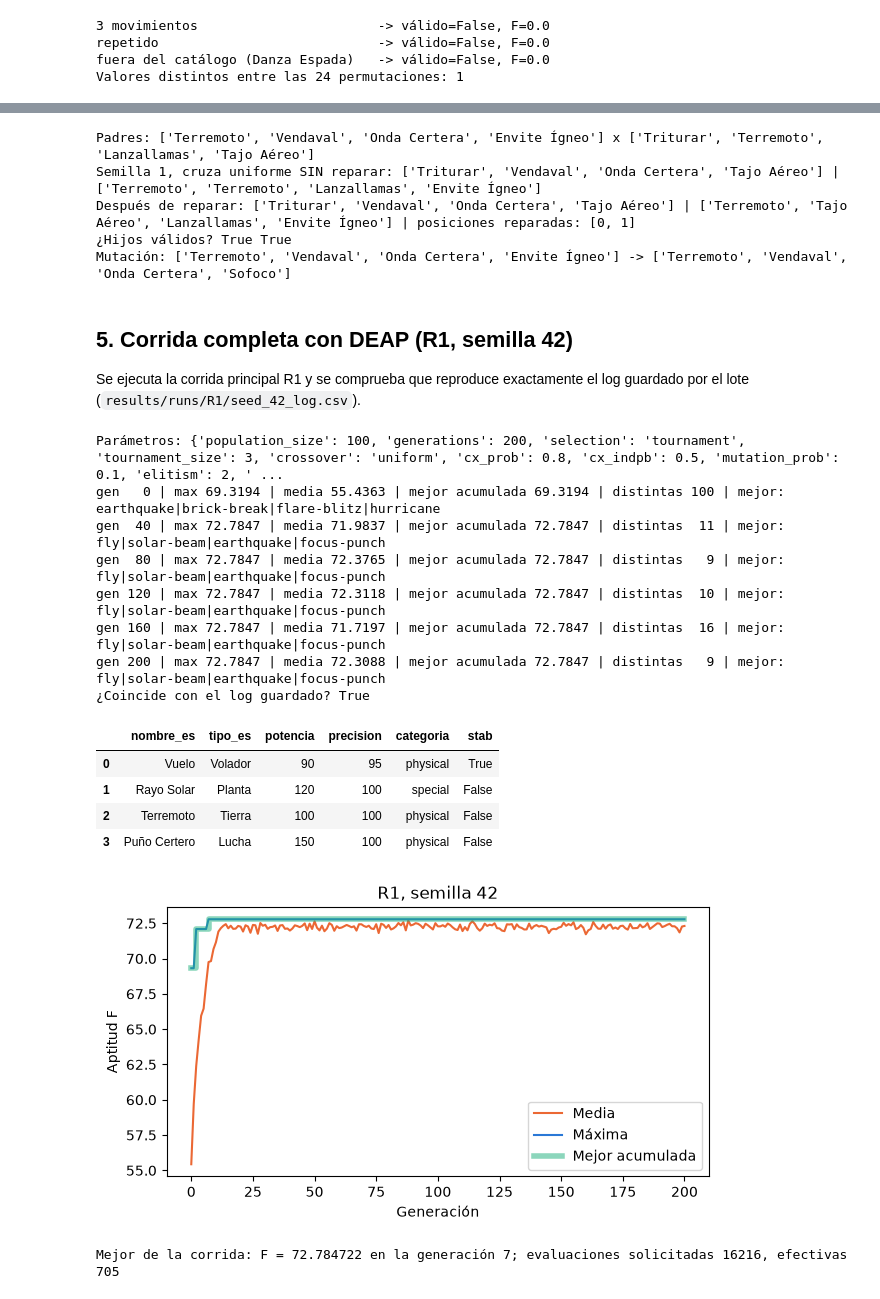
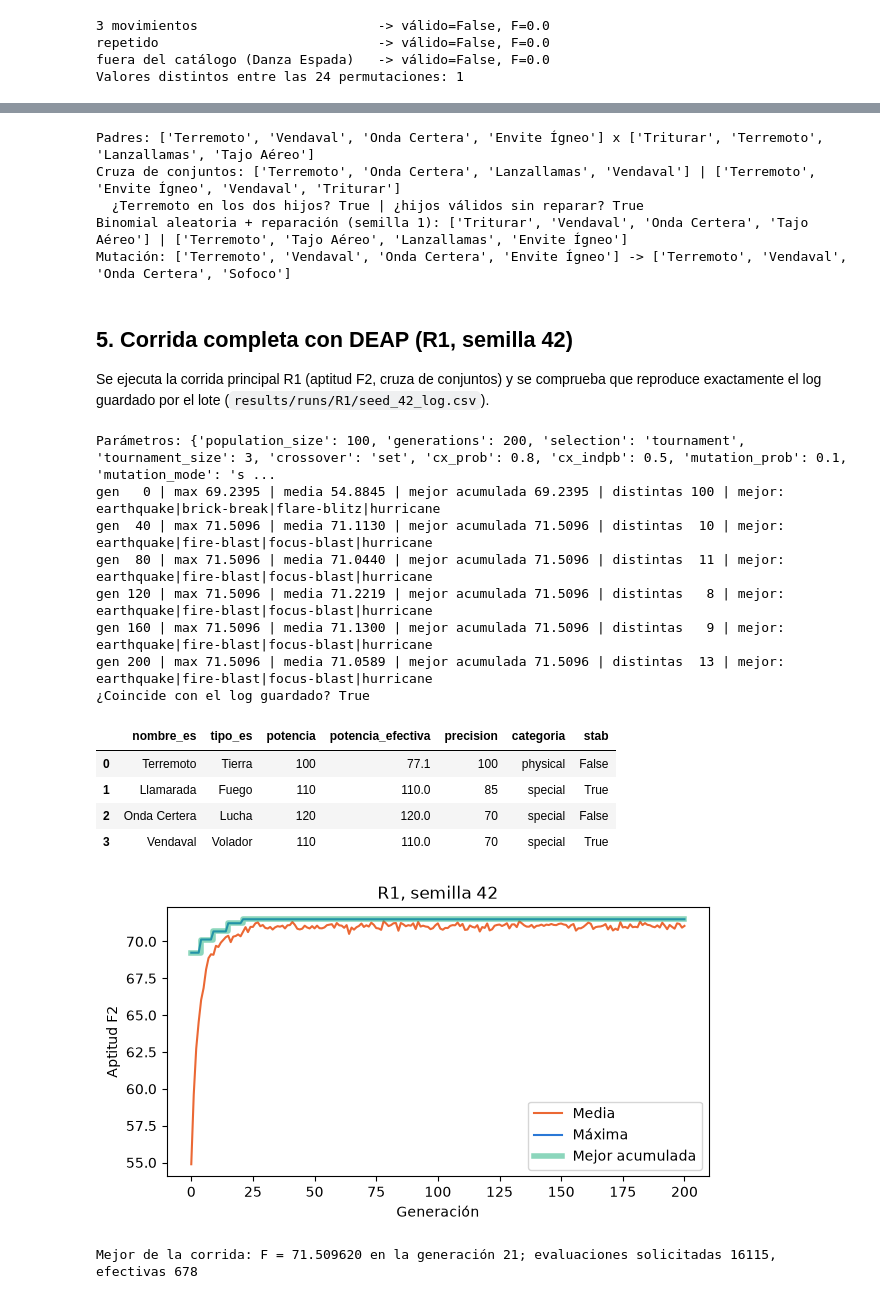
Before and after one commit to PabloV2003/tp2-charizard-ga, a Jupyter notebook: notebooks/tp2_charizard.ipynb, the cells around one changed output, grey strips where cells are left out. Saved outputs shown, nothing was run; the diff lists cells and outputs as text; code cells hidden in the pictures.

```diff
--- a/notebooks/tp2_charizard.ipynb
+++ b/notebooks/tp2_charizard.ipynb
@@ -136,79 +163,84 @@ Demostración de la reparación: dos padres que comparten un movimiento en posic
 # %%
 import random
+from deap import creator
 from charizard_ga.ga import ensure_deap_types, INDIVIDUAL_CLASS
-from charizard_ga.operators import cx_uniform_repair, mut_replace_one, OperatorCounters
-from deap import creator
+from charizard_ga.operators import cx_set, cx_uniform_repair, mut_replace_one, OperatorCounters
 
 ensure_deap_types()                      # se puede reejecutar sin advertencias de creator.create
 Ind = getattr(creator, INDIVIDUAL_CLASS)
 eq, hur, fb, fl, cr = (catalog.by_slug(s) for s in ["earthquake", "hurricane", "focus-blast", "flare-blitz", "crunch"])
-from deap import tools
-from charizard_ga.operators import repair_duplicates
 counters = OperatorCounters()
 p1, p2 = Ind([eq, hur, fb, fl]), Ind([cr, eq, a, b])   # Terremoto está en la posición 0 de p1 y en la 1 de p2
 print("Padres:", catalog.names(p1), "x", catalog.names(p2))
-# Se busca la primera semilla cuya cruza uniforme genera un duplicado, para mostrar la reparación paso a paso.
+
+random.seed(1)
+c1, c2 = Ind(p1), Ind(p2)
+cx_set(c1, c2, counters)
+print("Cruza de conjuntos:", catalog.names(c1), "|", catalog.names(c2))
+print("  ¿Terremoto en los dos hijos?", eq in c1 and eq in c2,
+      "| ¿hijos válidos sin reparar?", validate_moveset(c1, catalog)[0] and validate_moveset(c2, catalog)[0])
+
+# Con la binomial aleatoria el gen compartido puede quedar repetido en un hijo y faltar en el otro: la reparación
+# completa el repetido con otro gen de los padres y Terremoto se pierde. Se busca la primera semilla en que ocurre.
 for seed in range(100):
     random.seed(seed)
-    c1, c2 = Ind(p1), Ind(p2)
-    tools.cxUniform(c1, c2, 0.5)
-    if len(set(c1)) < 4 or len(set(c2)) < 4:
+    u1, u2 = Ind(p1), Ind(p2)
+    cx_uniform_repair(u1, u2, 0.5, catalog.ids, counters)
+    if eq not in u1 or eq not in u2:
         break
-print(f"Semilla {seed}, cruza uniforme SIN reparar:", catalog.names(c1), "|", catalog.names(c2))
-pool = list(dict.fromkeys(list(p1) + list(p2)))       # genes disponibles de ambos padres
-fixed = [repair_duplicates(child, pool, catalog.ids) for child in (c1, c2)]
-print("Después de reparar:", catalog.names(c1), "|", catalog.names(c2), "| posiciones reparadas:", fixed)
-print("¿Hijos válidos?", validate_moveset(c1, catalog)[0], validate_moveset(c2, catalog)[0])
+print(f"Binomial aleatoria + reparación (semilla {seed}):", catalog.names(u1), "|", catalog.names(u2))
+
 m = Ind(p1); mut_replace_one(m, catalog.ids, counters)
 print("Mutación:", catalog.names(p1), "->", catalog.names(m))
 # %% [output]
 Padres: ['Terremoto', 'Vendaval', 'Onda Certera', 'Envite Ígneo'] x ['Triturar', 'Terremoto', 'Lanzallamas', 'Tajo Aéreo']
-Semilla 1, cruza uniforme SIN reparar: ['Triturar', 'Vendaval', 'Onda Certera', 'Tajo Aéreo'] | ['Terremoto', 'Terremoto', 'Lanzallamas', 'Envite Ígneo']
-Después de reparar: ['Triturar', 'Vendaval', 'Onda Certera', 'Tajo Aéreo'] | ['Terremoto', 'Tajo Aéreo', 'Lanzallamas', 'Envite Ígneo'] | posiciones reparadas: [0, 1]
-¿Hijos válidos? True True
+Cruza de conjuntos: ['Terremoto', 'Onda Certera', 'Lanzallamas', 'Vendaval'] | ['Terremoto', 'Envite Ígneo', 'Vendaval', 'Triturar']
+  ¿Terremoto en los dos hijos? True | ¿hijos válidos sin reparar? True
+Binomial aleatoria + reparación (semilla 1): ['Triturar', 'Vendaval', 'Onda Certera', 'Tajo Aéreo'] | ['Terremoto', 'Tajo Aéreo', 'Lanzallamas', 'Envite Ígneo']
 Mutación: ['Terremoto', 'Vendaval', 'Onda Certera', 'Envite Ígneo'] -> ['Terremoto', 'Vendaval', 'Onda Certera', 'Sofoco']
 # %% [markdown]
 ## 5. Corrida completa con DEAP (R1, semilla 42)
 
-Se ejecuta la corrida principal R1 y se comprueba que reproduce exactamente el log guardado por el lote
-(`results/runs/R1/seed_42_log.csv`).
+Se ejecuta la corrida principal R1 (aptitud F2, cruza de conjuntos) y se comprueba que reproduce exactamente
+el log guardado por el lote (`results/runs/R1/seed_42_log.csv`).
 # %%
 exp_r1 = next(c for c in exps["configs"] if c.config_id == "R1")
 print("Parámetros:", exp_r1.ga.to_dict())
 res = run_ga(catalog, exp_r1.weights, exp_r1.ga, seed=42, config_id="R1", verbose=True, print_every=40)
-saved = pd.read_csv(ROOT / "results" / "runs" / "R1" / "seed_42_log.csv")
+# round_trip: los logs guardan cada float con todos sus dígitos y el lector por defecto de pandas puede redondear el último.
+saved = pd.read_csv(ROOT / "results" / "runs" / "R1" / "seed_42_log.csv", float_precision="round_trip")
 new = pd.DataFrame(res.log)
 same = new[["aptitud_max", "aptitud_media", "mejor_acumulada"]].equals(saved[["aptitud_max", "aptitud_media", "mejor_acumulada"]])
 print("¿Coincide con el log guardado?", same)
 sol = describe_solution(res.best_moveset, catalog, exp_r1.weights, w_base)
-pd.DataFrame(sol["movimientos"])[["nombre_es", "tipo_es", "potencia", "precision", "categoria", "stab"]]
+pd.DataFrame(sol["movimientos"])[["nombre_es", "tipo_es", "potencia", "potencia_efectiva", "precision", "categoria", "stab"]].round(1)
 # %% [output]
-Parámetros: {'population_size': 100, 'generations': 200, 'selection': 'tournament', 'tournament_size': 3, 'crossover': 'uniform', 'cx_prob': 0.8, 'cx_indpb': 0.5, 'mutation_prob': 0.1, 'elitism': 2, ' ...
-gen   0 | max 69.3194 | media 55.4363 | mejor acumulada 69.3194 | distintas 100 | mejor: earthquake|brick-break|flare-blitz|hurricane
-gen  40 | max 72.7847 | media 71.9837 | mejor acumulada 72.7847 | distintas  11 | mejor: fly|solar-beam|earthquake|focus-punch
-gen  80 | max 72.7847 | media 72.3765 | mejor acumulada 72.7847 | distintas   9 | mejor: fly|solar-beam|earthquake|focus-punch
-gen 120 | max 72.7847 | media 72.3118 | mejor acumulada 72.7847 | distintas  10 | mejor: fly|solar-beam|earthquake|focus-punch
-gen 160 | max 72.7847 | media 71.7197 | mejor acumulada 72.7847 | distintas  16 | mejor: fly|solar-beam|earthquake|focus-punch
-gen 200 | max 72.7847 | media 72.3088 | mejor acumulada 72.7847 | distintas   9 | mejor: fly|solar-beam|earthquake|focus-punch
+Parámetros: {'population_size': 100, 'generations': 200, 'selection': 'tournament', 'tournament_size': 3, 'crossover': 'set', 'cx_prob': 0.8, 'cx_indpb': 0.5, 'mutation_prob': 0.1, 'mutation_mode': 's ...
+gen   0 | max 69.2395 | media 54.8845 | mejor acumulada 69.2395 | distintas 100 | mejor: earthquake|brick-break|flare-blitz|hurricane
+gen  40 | max 71.5096 | media 71.1130 | mejor acumulada 71.5096 | distintas  10 | mejor: earthquake|fire-blast|focus-blast|hurricane
+gen  80 | max 71.5096 | media 71.0440 | mejor acumulada 71.5096 | distintas  11 | mejor: earthquake|fire-blast|focus-blast|hurricane
+gen 120 | max 71.5096 | media 71.2219 | mejor acumulada 71.5096 | distintas   8 | mejor: earthquake|fire-blast|focus-blast|hurricane
+gen 160 | max 71.5096 | media 71.1300 | mejor acumulada 71.5096 | distintas   9 | mejor: earthquake|fire-blast|focus-blast|hurricane
+gen 200 | max 71.5096 | media 71.0589 | mejor acumulada 71.5096 | distintas  13 | mejor: earthquake|fire-blast|focus-blast|hurricane
 ¿Coincide con el log guardado? True
-|  | nombre_es | tipo_es | potencia | precision | categoria | stab |
-| 0 | Vuelo | Volador | 90 | 95 | physical | True |
-| 1 | Rayo Solar | Planta | 120 | 100 | special | False |
-| 2 | Terremoto | Tierra | 100 | 100 | physical | False |
-| 3 | Puño Certero | Lucha | 150 | 100 | physical | False |
+|  | nombre_es | tipo_es | potencia | potencia_efectiva | precision | categoria | stab |
+| 0 | Terremoto | Tierra | 100 | 77.1 | 100 | physical | False |
+| 1 | Llamarada | Fuego | 110 | 110.0 | 85 | special | True |
+| 2 | Onda Certera | Lucha | 120 | 120.0 | 70 | special | False |
+| 3 | Vendaval | Volador | 110 | 110.0 | 70 | special | True |
 # %%
 log = pd.DataFrame(res.log)
 fig, ax = plt.subplots(figsize=(7, 3.5))
 ax.plot(log.generacion, log.aptitud_media, label="Media", color="#eb6834")
 ax.plot(log.generacion, log.aptitud_max, label="Máxima", color="#2a78d6")
 ax.step(log.generacion, log.mejor_acumulada, where="post", label="Mejor acumulada", color="#1baf7a", alpha=0.5, linewidth=4)
-ax.set_xlabel("Generación"); ax.set_ylabel("Aptitud F"); ax.legend(); ax.set_title("R1, semilla 42")
+ax.set_xlabel("Generación"); ax.set_ylabel("Aptitud F2"); ax.legend(); ax.set_title("R1, semilla 42")
 plt.show()
 print(f"Mejor de la corrida: F = {res.best_fitness:.6f} en la generación {res.best_generation}; "
       f"evaluaciones solicitadas {res.evals_requested}, efectivas {res.evals_effective}")
 # %% [output]
-[figure, old version]
+[figure, new version]
-Mejor de la corrida: F = 72.784722 en la generación 7; evaluaciones solicitadas 16216, efectivas 705
+Mejor de la corrida: F = 71.509620 en la generación 21; evaluaciones solicitadas 16115, efectivas 678
 # %% [markdown]
 ## 6. Resultados del lote y referencia exacta
 
```
Also changed, not shown: parts of 11 cells of this notebook, 16 other files.
